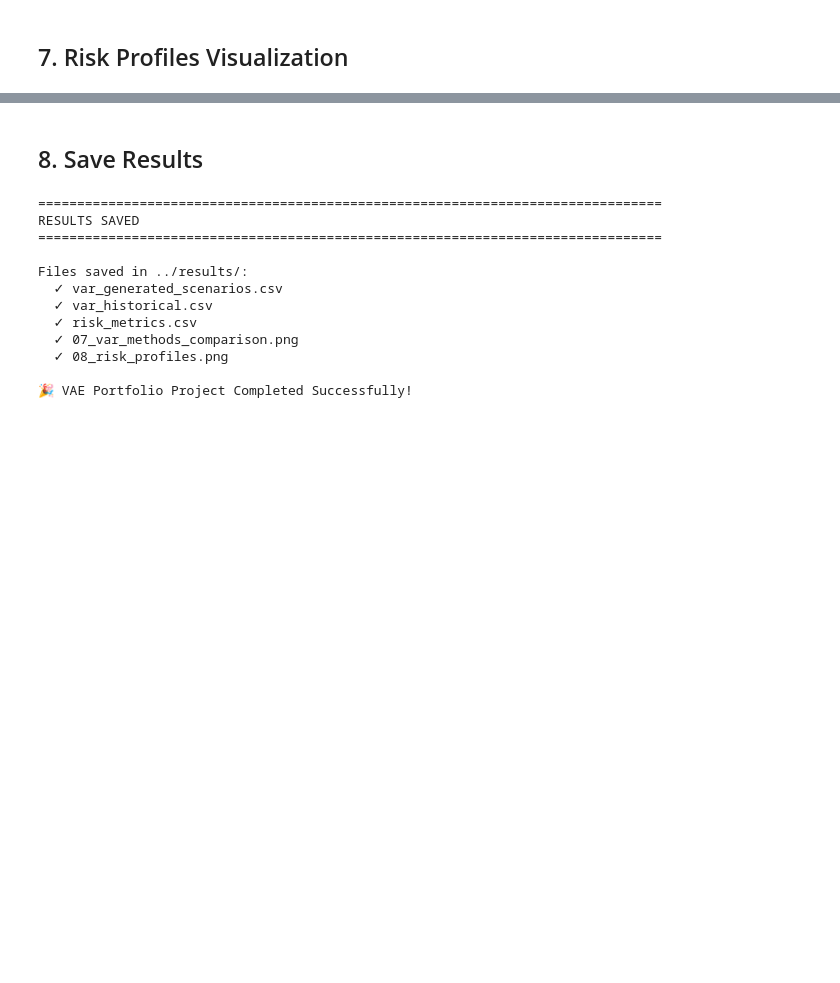
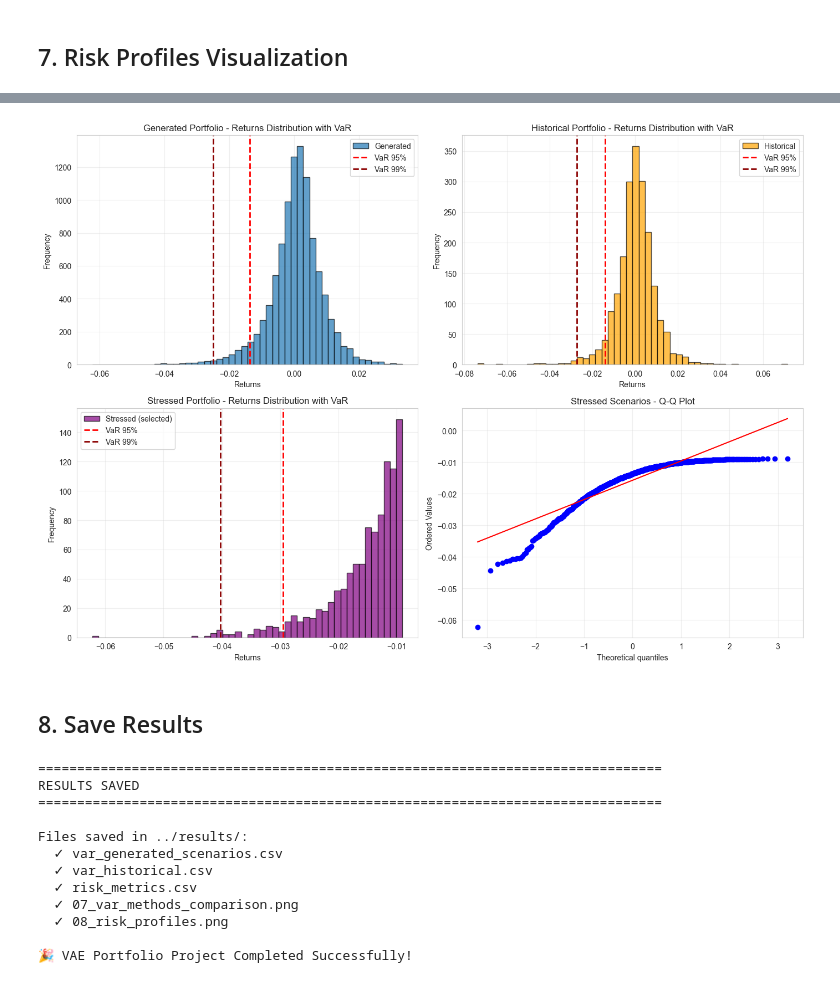
Before and after one commit to Mathisrrr/VAE---Scenario, a Jupyter notebook: notebooks/04_var_calculation.ipynb, the cells around one changed output, grey strips where cells are left out. Cells and saved outputs as stored; diff of their text form; code cells hidden in the pictures; blank space fills up the shorter version.

```diff
--- a/notebooks/04_var_calculation.ipynb
+++ b/notebooks/04_var_calculation.ipynb
@@ -267,3 +315,81 @@ plt.show()
+# %%
+# 7b. Visualize stressed scenarios alongside generated and historical
+import os
+
+# Load stressed scenarios: prefer in-memory variable if present
+try:
+    selected_scenarios  # noqa: F821
+    stressed_scenarios = selected_scenarios
+except NameError:
+    stressed_csv = '../results/stressed_scenarios.csv'
+    if os.path.exists(stressed_csv):
+        stressed_scenarios = pd.read_csv(stressed_csv).values
+    else:
+        print('Aucun fichier de scenarios stressés trouvé et variable in-memory manquante.')
+        stressed_scenarios = None
+
+if stressed_scenarios is not None:
+    # normalize weights
+    weights_norm = config.weights / config.weights.sum()
+    stressed_portfolio = np.dot(stressed_scenarios, weights_norm)
+
+    # VaR calculators (use existing if present)
+    try:
+        var_calc_stressed
+    except NameError:
+        var_calc_stressed = VaRCalculator(stressed_portfolio, config.weights)
+
+    # Plot comparison: Generated | Historical | Stressed
+    fig, axes = plt.subplots(2, 2, figsize=(14, 10))
+
+    # Generated (reuse existing)
+    axes[0, 0].hist(generated_portfolio, bins=50, alpha=0.7, label='Generated', edgecolor='black')
+    axes[0, 0].axvline(var_calc_generated.historical_var(0.95), color='red', linestyle='--', linewidth=2, label='VaR 95%')
+    axes[0, 0].axvline(var_calc_generated.historical_var(0.99), color='darkred', linestyle='--', linewidth=2, label='VaR 99%')
+    axes[0, 0].set_title('Generated Portfolio - Returns Distribution with VaR')
+    axes[0, 0].set_xlabel('Returns')
+    axes[0, 0].set_ylabel('Frequency')
+    axes[0, 0].legend()
+    axes[0, 0].grid(True, alpha=0.3)
+
+    # Historical
+    axes[0, 1].hist(historical_portfolio_calc, bins=50, alpha=0.7, label='Historical', edgecolor='black', color='orange')
+    axes[0, 1].axvline(var_calc_historical.historical_var(0.95), color='red', linestyle='--', linewidth=2, label='VaR 95%')
+    axes[0, 1].axvline(var_calc_historical.historical_var(0.99), color='darkred', linestyle='--', linewidth=2, label='VaR 99%')
+    axes[0, 1].set_title('Historical Portfolio - Returns Distribution with VaR')
+    axes[0, 1].set_xlabel('Returns')
+    axes[0, 1].set_ylabel('Frequency')
+    axes[0, 1].legend()
+    axes[0, 1].grid(True, alpha=0.3)
+
+    # Stressed
+    axes[1, 0].hist(stressed_portfolio, bins=50, alpha=0.7, label='Stressed (selected)', edgecolor='black', color='purple')
+    try:
+        axes[1, 0].axvline(var_calc_stressed.historical_var(0.95), color='red', linestyle='--', linewidth=2, label='VaR 95%')
+        axes[1, 0].axvline(var_calc_stressed.historical_var(0.99), color='darkred', linestyle='--', linewidth=2, label='VaR 99%')
+    except Exception:
+        pass
+    axes[1, 0].set_title('Stressed Portfolio - Returns Distribution with VaR')
+    axes[1, 0].set_xlabel('Returns')
+    axes[1, 0].set_ylabel('Frequency')
+    axes[1, 0].legend()
+    axes[1, 0].grid(True, alpha=0.3)
+
+    # Q-Q plot for stressed
+    try:
+        stats.probplot(stressed_portfolio, dist='norm', plot=axes[1, 1])
+        axes[1, 1].set_title('Stressed Scenarios - Q-Q Plot')
+        axes[1, 1].grid(True, alpha=0.3)
+    except Exception as e:
+        axes[1, 1].text(0.1, 0.5, f'Q-Q plot error: {e}')
+
+    plt.tight_layout()
+    plt.savefig('../results/09_stressed_vs_generated_historical.png', dpi=300, bbox_inches='tight')
+    plt.show()
+else:
+    print('Aucun scénario stressé disponible pour tracer les graphiques.')
+# %% [output]
+[figure, added]
 # %% [markdown]
 ## 8. Save Results
 # %%
```
Also changed, not shown: parts of 6 cells of this notebook, 4 other files.
